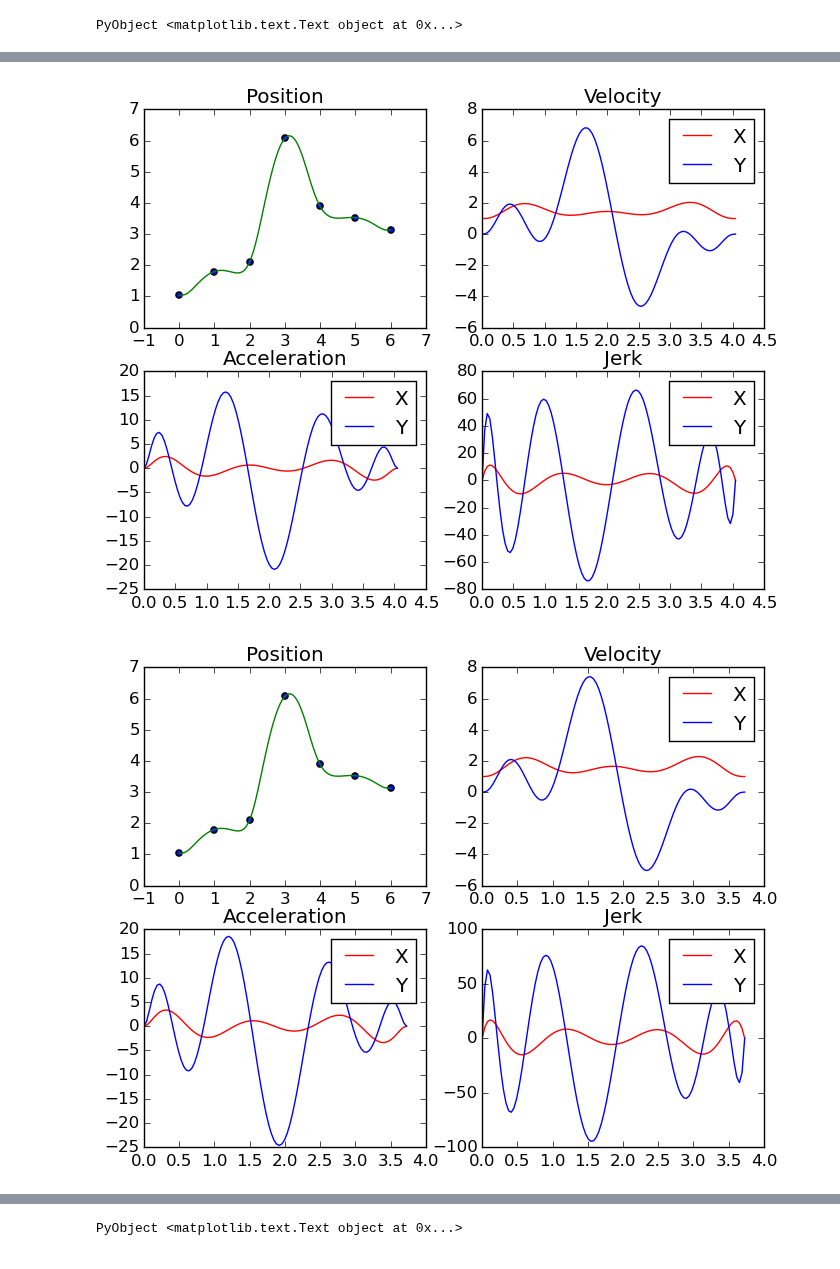
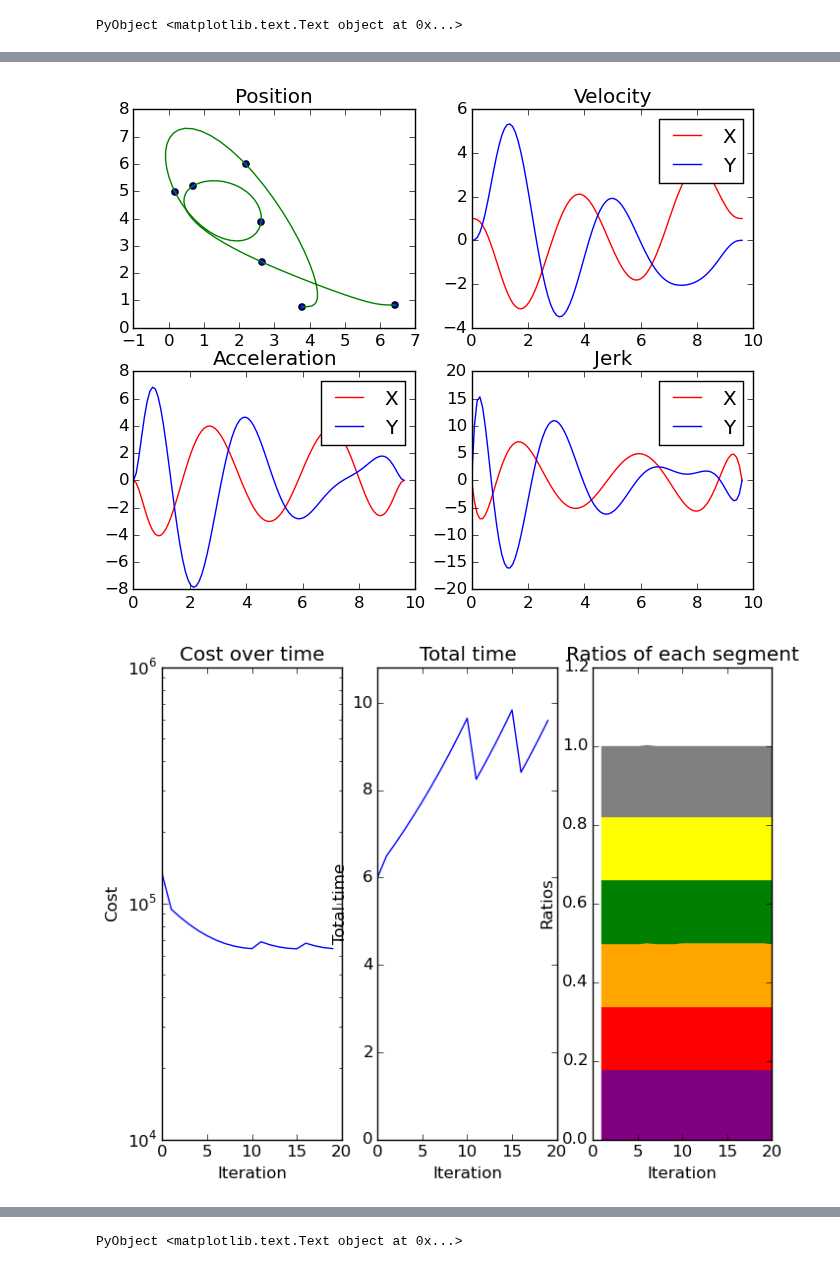
Before and after one commit to stefantj/polynomial-path-smoothing, a Jupyter notebook: notebook.ipynb, the cells around one changed output, grey strips where cells are left out. Saved outputs shown, nothing was run; the diff lists cells and outputs as text; code cells hidden in the pictures.

```diff
--- a/notebook.ipynb
+++ b/notebook.ipynb
@@ -541,7 +541,7 @@ include("poly_helper.jl")
 #### Define the problem: ####
 num_points = 7;
 # Random points
-xpts = collect(0:num_points-1);
+xpts = num_points*rand(num_points);#(0:num_points-1);
 ypts = num_points*rand(num_points);
 # Initial derivative constraints:
 #          vel acc jerk
@@ -570,7 +570,7 @@ y_coeff = zeros(degree);
 q_coeff = zeros(degree);
 q_coeff[4] = 1;
 # Total time penalty
-kT = 50000;
+kT = 5000;
 
 
 #### Define gradient descent variables ####
@@ -585,7 +585,6 @@ time_vec = collect(0:num_points-1); # give 1s per point initially.
 
 # Run gradient descent
 for grad_iter = 1:num_iters
-    println("Iteration $grad_iter: Time vector: $time_vec");
     time_trace[grad_iter] = time_vec[end]
     #### Compute cost for given time vector ####
     # Form A matrix:
@@ -615,7 +614,8 @@ for grad_iter = 1:num_iters
     y_coeff = A\B_y;
 
     # Might be too spammy, but try to show improvement at each iteration:
-    if(mod(grad_iter-1,5)==0)
+    if(mod(grad_iter-1,num_iters-1)==0)
+        println("Iteration $grad_iter");
         plot_poly(x_coeff, y_coeff, [xpts ypts], time_vec[1], time_vec[end], grad_iter)
     end
 
@@ -719,7 +719,7 @@ for grad_iter = 1:num_iters
         dt = t_scale * time_vec[end]*pert_ratios[seg]
         tvec_new[seg+1] = dt + tvec_new[seg];
     end
-    ratio_trace[grad_iter,:] = pert_ratios';
+    ratio_trace[grad_iter,:] = pert_ratios'./(sum(pert_ratios));
     time_vec = tvec_new
 end
 
@@ -736,8 +736,8 @@ title("Total time")
 xlabel("Iteration")
 ylabel("Total time")
 subplot(1,3,3)
-color_wheel = [:blue,:purple,:red,:orange,:purple,:green,:yellow,:gray];
-num_cols = 8;
+color_wheel = [:blue,:purple,:red,:orange,:green,:yellow,:gray];
+num_cols = 7;
 lastvals= zeros(num_iters)
 for seg=1:num_points-1
     currvals = ratio_trace[:,seg]+lastvals;
@@ -784,2 +754,2 @@ Iteration 20: Time vector: [0.0,0.6891906402730245,1.312744076710523,2.074481100
-[figure, old version]
+[figure, new version]
-[figure, old version]
+[figure, new version]
@@ -788 +756 @@ Iteration 20: Time vector: [0.0,0.6891906402730245,1.312744076710523,2.074481100
-PyObject <matplotlib.text.Text object at 0x...>
+PyObject <matplotlib.text.Text object at 0x...>
```
Also changed, not shown: parts of 14 cells of this notebook, 1 other file.
